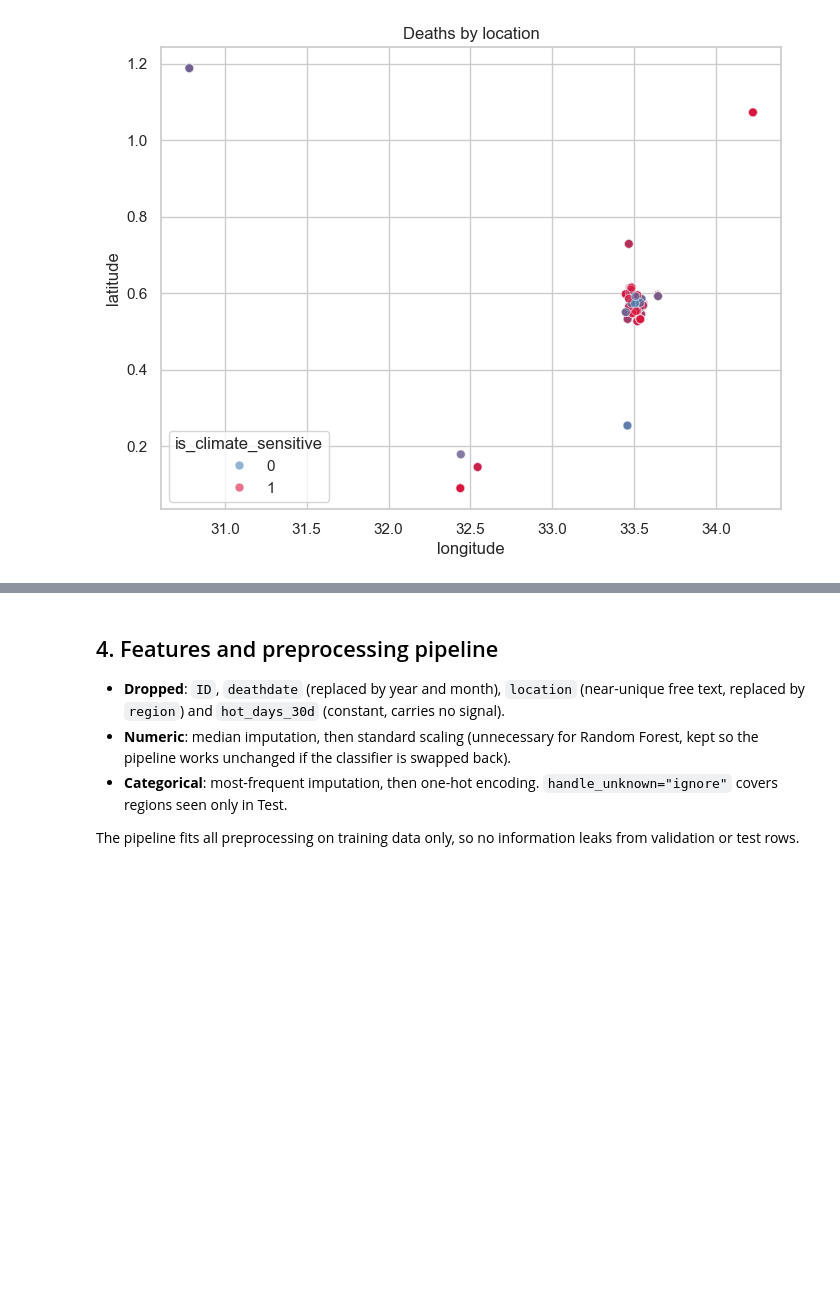
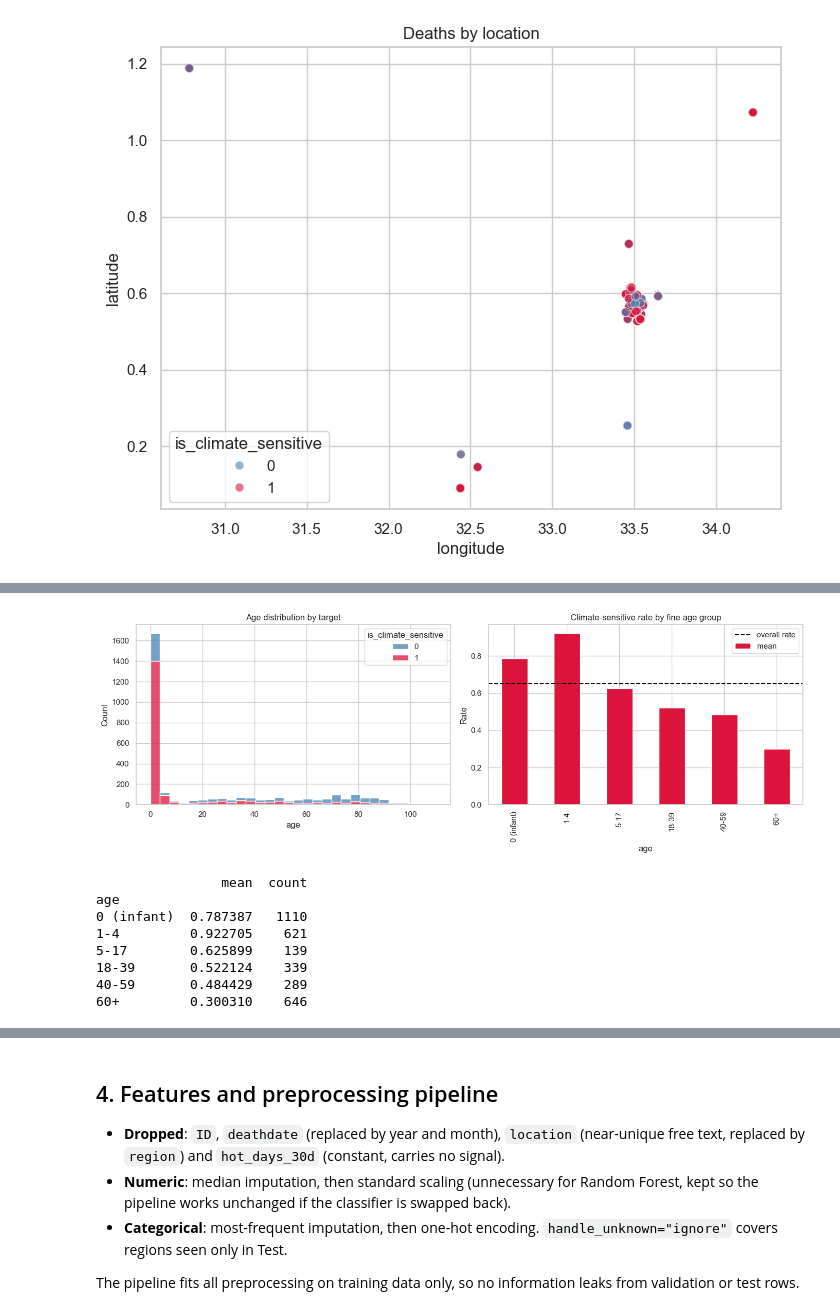
Before and after one commit to DevLaukey/Climate-risk-health-prediction, a Jupyter notebook: climate-risk-health-prediction-simple.ipynb, the cells around one changed output, grey strips where cells are left out. Saved outputs shown, nothing was run; the diff lists cells and outputs as text; code cells hidden in the pictures; blank space fills up the shorter version.

```diff
--- a/climate-risk-health-prediction-simple.ipynb
+++ b/climate-risk-health-prediction-simple.ipynb
@@ -67,0 +72,10 @@ Test:  (1030, 28) | missing: 0
+# %%
+raw_files = {
+    "Train.csv": pd.read_csv("Train.csv"),
+    "Test.csv": pd.read_csv("Test.csv"),
+    "climate_features.csv": pd.read_csv("climate_features.csv"),
+    "SampleSubmission.csv": pd.read_csv("SampleSubmission.csv"),
+}
+
+for name, df in raw_files.items():
+    print(f"{name:<24} {df.shape[0]:>5} rows x {df.shape[1]:>2} cols  ->  {list(df.columns)}")
@@ -191,0 +318,29 @@ plt.show()
+# %%
+fig, axes = plt.subplots(1, 2, figsize=(14, 5))
+
+sns.histplot(data=train, x="age", hue=TARGET, bins=30, multiple="stack",
+             palette={0: "steelblue", 1: "crimson"}, ax=axes[0])
+axes[0].set_title("Age distribution by target")
+
+age_bins = pd.cut(train["age"], bins=[-1, 0, 4, 17, 39, 59, np.inf],
+                   labels=["0 (infant)", "1-4", "5-17", "18-39", "40-59", "60+"])
+rate_by_age = train.groupby(age_bins, observed=True)[TARGET].agg(["mean", "count"])
+rate_by_age["mean"].plot(kind="bar", ax=axes[1], color="crimson")
+axes[1].axhline(train[TARGET].mean(), color="black", linestyle="--", label="overall rate")
+axes[1].set_title("Climate-sensitive rate by fine age group")
+axes[1].set_ylabel("Rate")
+axes[1].legend()
+plt.tight_layout()
+plt.show()
+
+print(rate_by_age)
+# %% [output]
+[figure, added]
+                mean  count
+age
+0 (infant)  0.787387   1110
+1-4         0.922705    621
+5-17        0.625899    139
+18-39       0.522124    339
+40-59       0.484429    289
+60+         0.300310    646
```
Also changed, not shown: parts of 26 cells of this notebook, 5 other files.
